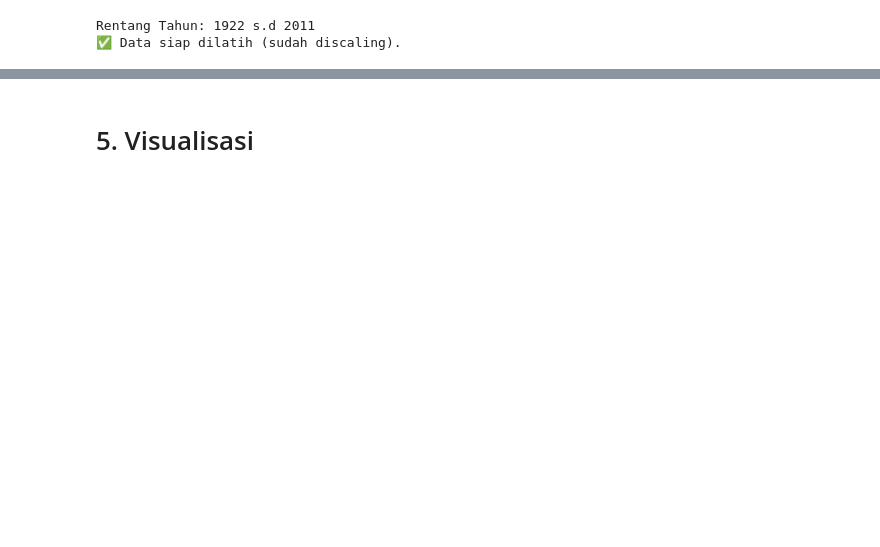
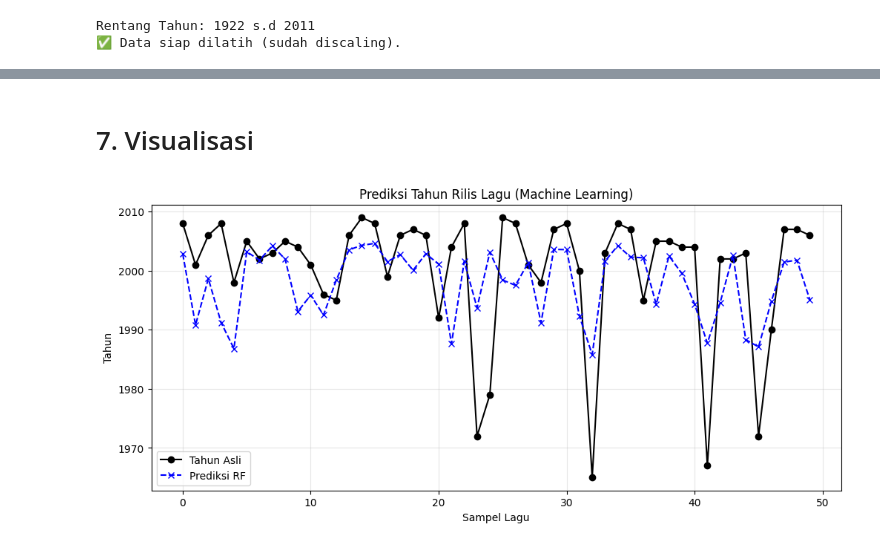
Before and after one commit to fattahar/ML-Sem-7-2025, a Jupyter notebook: midterm_regresi.ipynb, the cells around one changed output, grey strips where cells are left out. Saved outputs shown, nothing was run; the diff lists cells and outputs as text; code cells hidden in the pictures; blank space fills up the shorter version.

```diff
--- a/midterm_regresi.ipynb
+++ b/midterm_regresi.ipynb
@@ -119,0 +105,27 @@ A. Sedang melatih Random Forest...
+# %%
+# 3. Training Model (Revisi: Random Forest dengan Batas Depth)
+
+from sklearn.linear_model import LinearRegression
+from sklearn.ensemble import RandomForestRegressor
+
+# Model 1: Linear Regression (Baseline)
+print("\n🚀 1. Sedang melatih Linear Regression...")
+lr_model = LinearRegression()
+lr_model.fit(X_train_scaled, y_train)
+print("✅ Linear Regression Selesai.")
+
+# Model 2: Random Forest Regressor (Optimized)
+print("\n🚀 2. Sedang melatih Random Forest (Full Data)...")
+
+# Kita tambahkan parameter 'max_depth=10'
+# Ini memaksa pohon tidak tumbuh terlalu rimbun, sehingga training ngebut.
+rf_model = RandomForestRegressor(
+    n_estimators=20,      # Turunkan sedikit ke 20 pohon (sudah cukup untuk tugas)
+    max_depth=10,         # <--- KUNCI AGAR TIDAK STUCK (Membatasi kedalaman)
+    n_jobs=-1,            # Pakai semua core
+    random_state=42,
+    verbose=2
+)
+
+rf_model.fit(X_train_scaled, y_train)
+print("✅ Random Forest Selesai.")
@@ -140,2 +197,19 @@ pred_nn = cek_performa(nn_model, "Neural Network")
 # %% [markdown]
-# 5. Visualisasi
+# 7. Visualisasi
+# %%
+#Visualisasi Hasil (Random Forest)
+plt.figure(figsize=(12, 5))
+
+# Ambil 50 data pertama saja biar grafik terbaca
+limit = 50
+plt.plot(y_test[:limit], label='Tahun Asli', marker='o', color='black')
+plt.plot(best_pred[:limit], label='Prediksi RF', linestyle='--', marker='x', color='blue')
+
+plt.title('Prediksi Tahun Rilis Lagu (Machine Learning)')
+plt.ylabel('Tahun')
+plt.xlabel('Sampel Lagu')
+plt.legend()
+plt.grid(True, alpha=0.3)
+plt.show()
+# %% [output]
+[figure, added]
```
Also changed, not shown: parts of 11 cells of this notebook.
